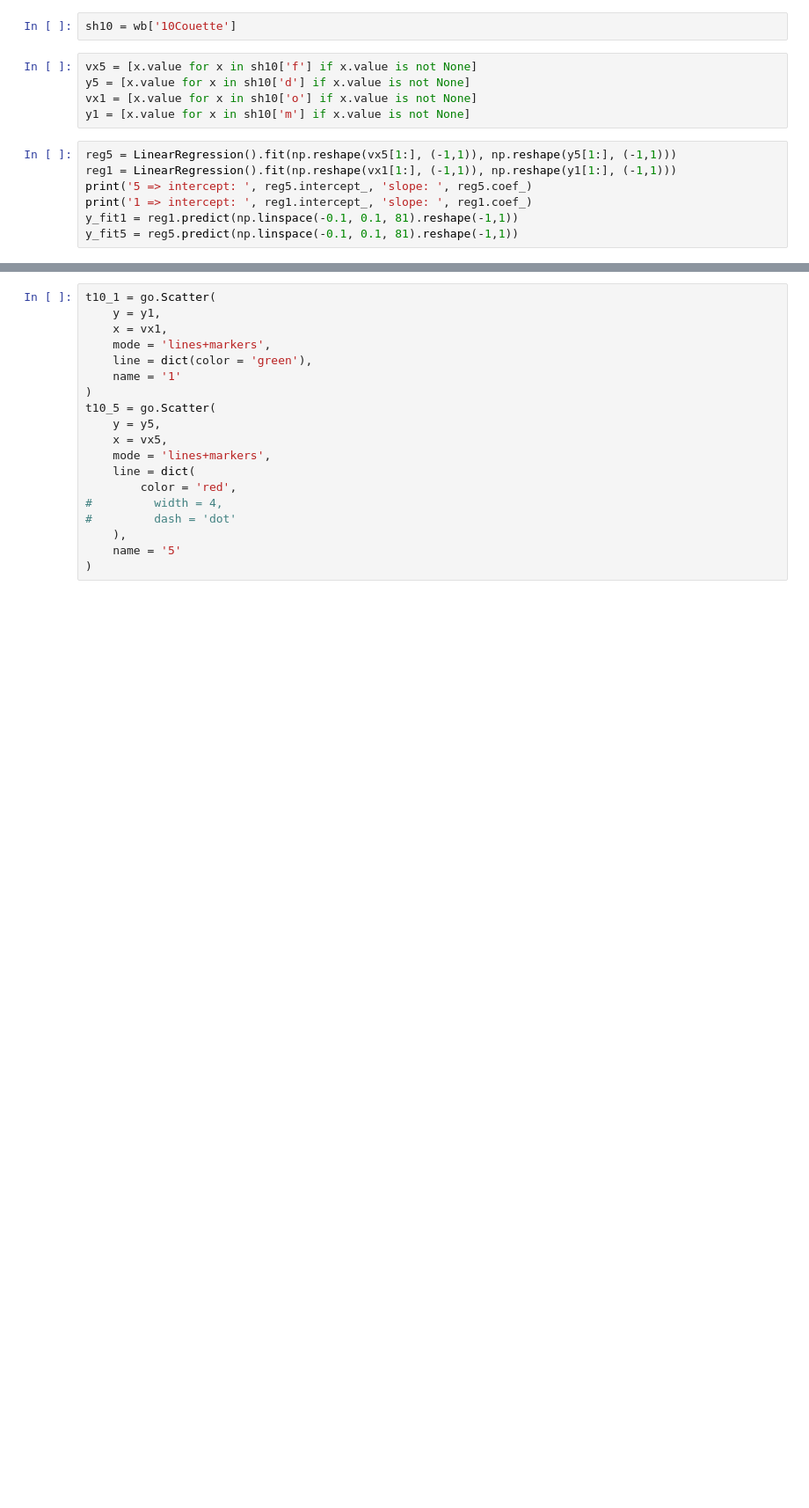
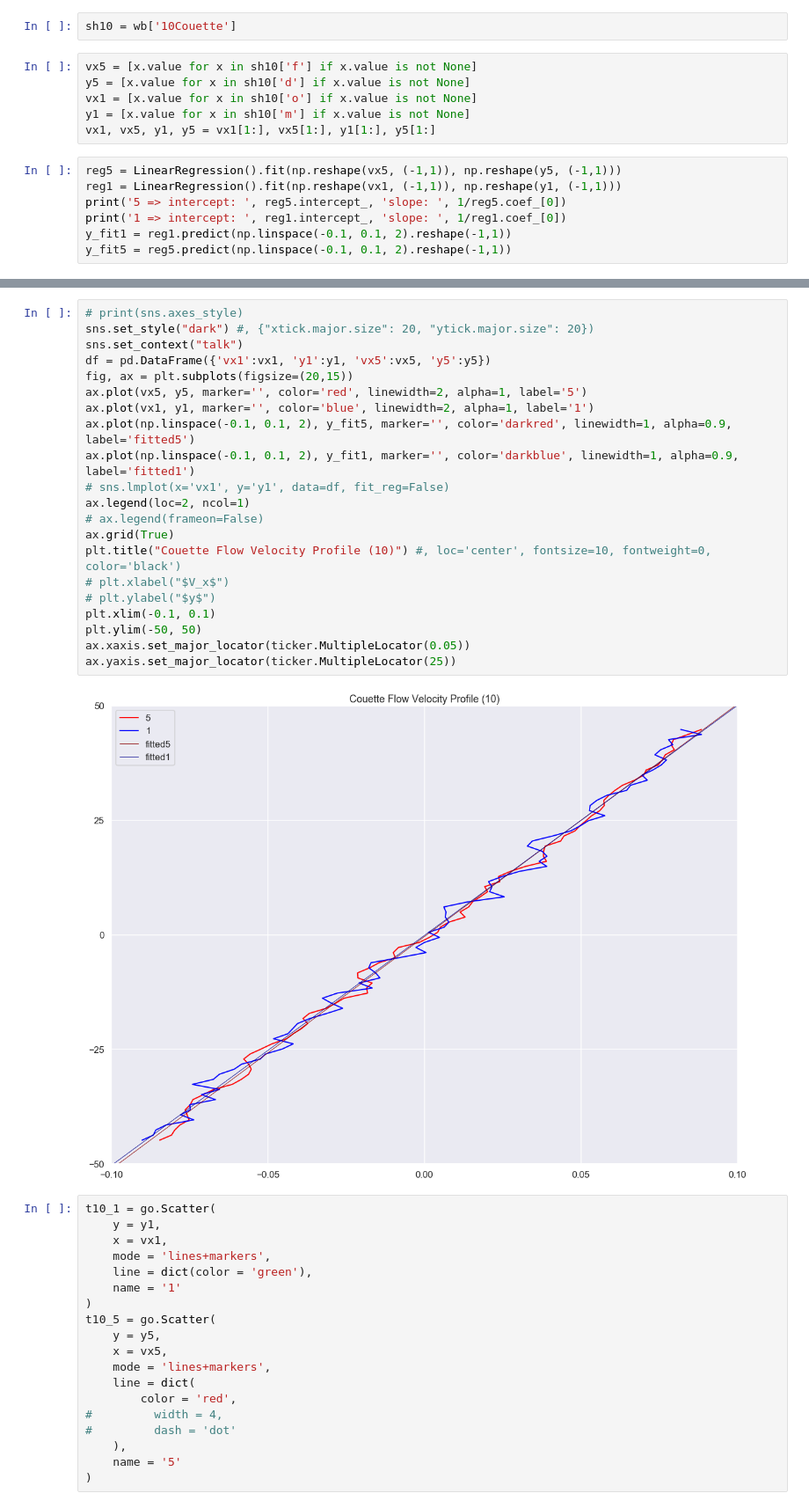
Before and after one commit to gary89git/data_processing, a Jupyter notebook: flow.ipynb, the cells around one changed output, grey strips where cells are left out. Shown at 88% size. Cells and saved outputs as stored; diff of their text form; blank space fills up the shorter version.

Commit message:
add seaborn plots

```diff
--- a/flow.ipynb
+++ b/flow.ipynb
@@ -40,11 +42,12 @@ vx5 = [x.value for x in sh10['f'] if x.value is not None]
 y5 = [x.value for x in sh10['d'] if x.value is not None]
 vx1 = [x.value for x in sh10['o'] if x.value is not None]
 y1 = [x.value for x in sh10['m'] if x.value is not None]
+vx1, vx5, y1, y5 = vx1[1:], vx5[1:], y1[1:], y5[1:]
 # %%
-reg5 = LinearRegression().fit(np.reshape(vx5[1:], (-1,1)), np.reshape(y5[1:], (-1,1)))
-reg1 = LinearRegression().fit(np.reshape(vx1[1:], (-1,1)), np.reshape(y1[1:], (-1,1)))
-print('5 => intercept: ', reg5.intercept_, 'slope: ', reg5.coef_)
-print('1 => intercept: ', reg1.intercept_, 'slope: ', reg1.coef_)
-y_fit1 = reg1.predict(np.linspace(-0.1, 0.1, 81).reshape(-1,1))
-y_fit5 = reg5.predict(np.linspace(-0.1, 0.1, 81).reshape(-1,1))
+reg5 = LinearRegression().fit(np.reshape(vx5, (-1,1)), np.reshape(y5, (-1,1)))
+reg1 = LinearRegression().fit(np.reshape(vx1, (-1,1)), np.reshape(y1, (-1,1)))
+print('5 => intercept: ', reg5.intercept_, 'slope: ', 1/reg5.coef_[0])
+print('1 => intercept: ', reg1.intercept_, 'slope: ', 1/reg1.coef_[0])
+y_fit1 = reg1.predict(np.linspace(-0.1, 0.1, 2).reshape(-1,1))
+y_fit5 = reg5.predict(np.linspace(-0.1, 0.1, 2).reshape(-1,1))
 # %% [output]
@@ -53,3 +56,26 @@ y_fit5 = reg5.predict(np.linspace(-0.1, 0.1, 81).reshape(-1,1))
+# %%
+# print(sns.axes_style)
+sns.set_style("dark") #, {"xtick.major.size": 20, "ytick.major.size": 20})
+sns.set_context("talk")
+df = pd.DataFrame({'vx1':vx1, 'y1':y1, 'vx5':vx5, 'y5':y5})
+fig, ax = plt.subplots(figsize=(20,15))
+ax.plot(vx5, y5, marker='', color='red', linewidth=2, alpha=1, label='5')
+ax.plot(vx1, y1, marker='', color='blue', linewidth=2, alpha=1, label='1')
+ax.plot(np.linspace(-0.1, 0.1, 2), y_fit5, marker='', color='darkred', linewidth=1, alpha=0.9, label='fitted5')
+ax.plot(np.linspace(-0.1, 0.1, 2), y_fit1, marker='', color='darkblue', linewidth=1, alpha=0.9, label='fitted1')
+# sns.lmplot(x='vx1', y='y1', data=df, fit_reg=False)
+ax.legend(loc=2, ncol=1)
+# ax.legend(frameon=False)
+ax.grid(True)
+plt.title("Couette Flow Velocity Profile (10)") #, loc='center', fontsize=10, fontweight=0, color='black')
+# plt.xlabel("$V_x$")
+# plt.ylabel("$y$")
+plt.xlim(-0.1, 0.1)
+plt.ylim(-50, 50)
+ax.xaxis.set_major_locator(ticker.MultipleLocator(0.05))
+ax.yaxis.set_major_locator(ticker.MultipleLocator(25))
+# %% [output]
+[figure, added]
 # %%
 t10_1 = go.Scatter(
     y = y1,
```
Also changed, not shown: parts of 4 cells of this notebook.
